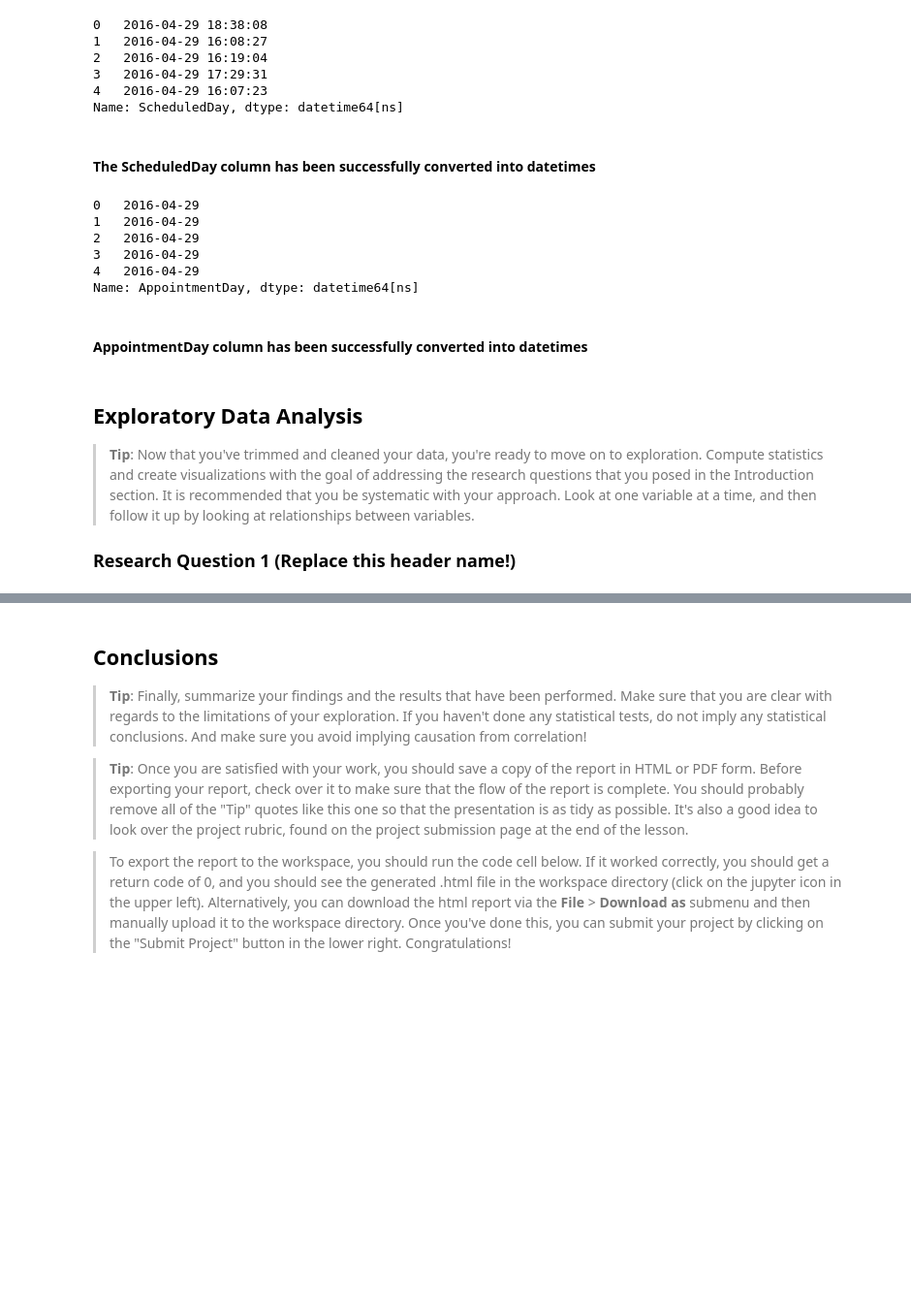
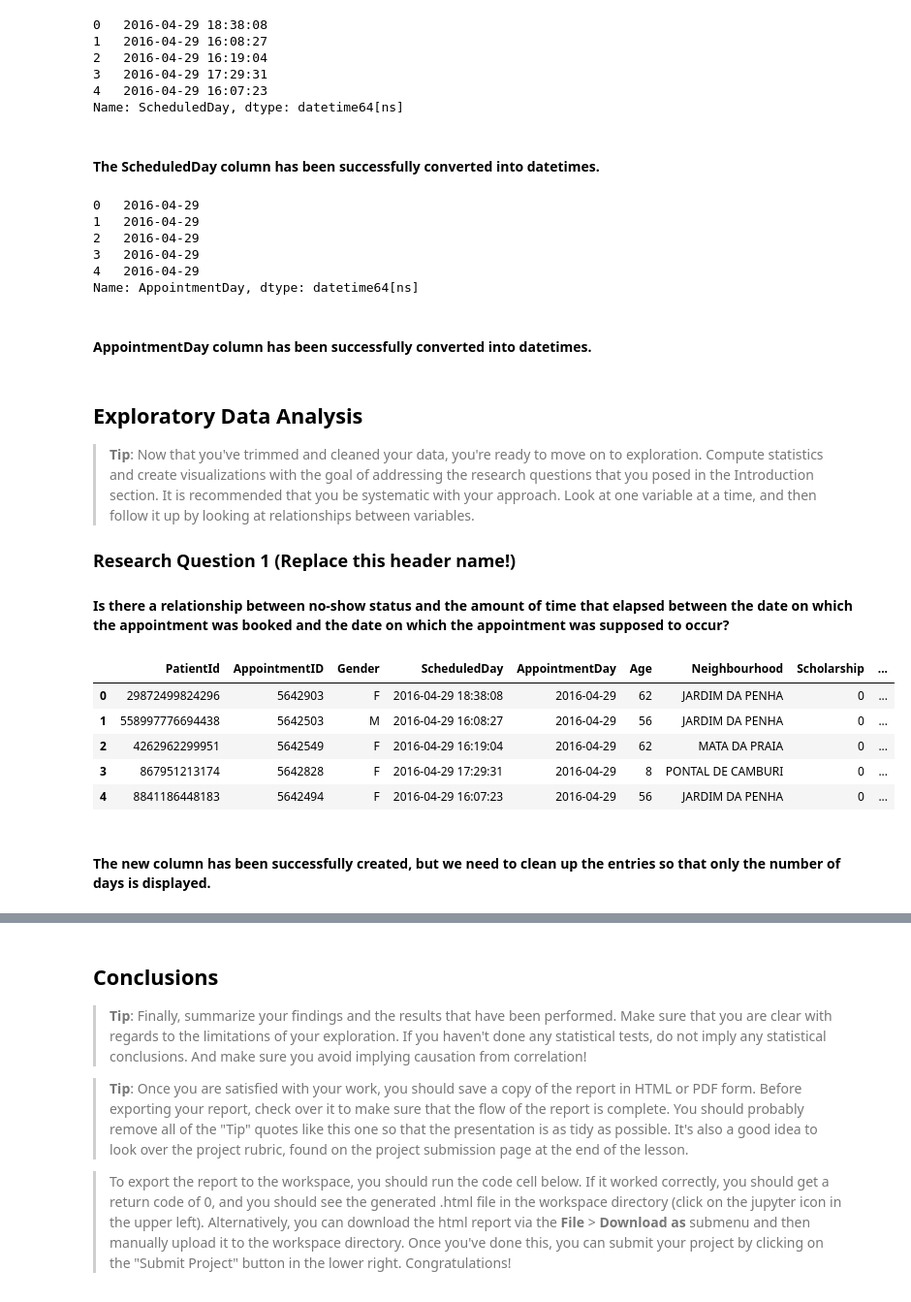
Before and after one commit to ejweisbrod/No-show-project, a Jupyter notebook: Investigate_a_Dataset.ipynb, the cells around one changed output, grey strips where cells are left out. Shown at 97% size. Drawn from its saved outputs; the diff is of its cells as text; code cells hidden in the pictures; blank space fills up the shorter version.

```diff
--- a/Investigate_a_Dataset.ipynb
+++ b/Investigate_a_Dataset.ipynb
@@ -144,3 +145,9 @@ df["AppointmentDay"][0]
 # %%
 # After discussing the structure of the data and any problems that need to be
 #   cleaned, perform those cleaning steps in the second part of this section.
+# %%
+#convert the floats in the 'PatientId' column to integers
+df['PatientId'] = df['PatientId'].astype(int)
+
+#verify that the floats have been converted to integers
+df['PatientId'].head()
@@ -158,7 +174,7 @@ df["ScheduledDay"].head()
 4   2016-04-29 16:07:23
 Name: ScheduledDay, dtype: datetime64[ns]
 # %% [markdown]
-#### The ScheduledDay column has been successfully converted into datetimes
+#### The ScheduledDay column has been successfully converted into datetimes.
 # %%
 #Convert the strings in the AppointmentDay column to datetimes
 df["AppointmentDay"] = df["AppointmentDay"].apply(pd.to_datetime)
@@ -173,7 +189,7 @@ df["AppointmentDay"].head()
 4   2016-04-29
 Name: AppointmentDay, dtype: datetime64[ns]
 # %% [markdown]
-#### AppointmentDay column has been successfully converted into datetimes
+#### AppointmentDay column has been successfully converted into datetimes.
 # %% [markdown]
 <a id='eda'></a>
 ## Exploratory Data Analysis
@@ -181,6 +197,24 @@ Name: AppointmentDay, dtype: datetime64[ns]
 > **Tip**: Now that you've trimmed and cleaned your data, you're ready to move on to exploration. Compute statistics and create visualizations with the goal of addressing the research questions that you posed in the Introduction section. It is recommended that you be systematic with your approach. Look at one variable at a time, and then follow it up by looking at relationships between variables.
 
 ### Research Question 1 (Replace this header name!)
+
+#### Is there a relationship between no-show status and the amount of time that elapsed between the date on which the appointment was booked and the date on which the appointment was supposed to occur?
 # %%
 # Use this, and more code cells, to explore your data. Don't forget to add
 #   Markdown cells to document your observations and findings.
+# %%
+#create a new column called days_after_scheduling
+#that contains the difference (in days) between AppointmentDay and ScheduledDay
+
+df['days_after_scheduling'] = df['AppointmentDay'] - df['ScheduledDay']
+
+df.head()
+# %% [output]
+|  | PatientId | AppointmentID | Gender | ScheduledDay | AppointmentDay | Age | Neighbourhood | Scholarship | ... |
+| 0 | 29872499824296 | 5642903 | F | 2016-04-29 18:38:08 | 2016-04-29 | 62 | JARDIM DA PENHA | 0 | ... |
+| 1 | 558997776694438 | 5642503 | M | 2016-04-29 16:08:27 | 2016-04-29 | 56 | JARDIM DA PENHA | 0 | ... |
+| 2 | 4262962299951 | 5642549 | F | 2016-04-29 16:19:04 | 2016-04-29 | 62 | MATA DA PRAIA | 0 | ... |
+| 3 | 867951213174 | 5642828 | F | 2016-04-29 17:29:31 | 2016-04-29 | 8 | PONTAL DE CAMBURI | 0 | ... |
+| 4 | 8841186448183 | 5642494 | F | 2016-04-29 16:07:23 | 2016-04-29 | 56 | JARDIM DA PENHA | 0 | ... |
+# %% [markdown]
+#### The new column has been successfully created, but we need to clean up the entries so that only the number of days is displayed.
```
Also changed, not shown: parts of 21 cells of this notebook.
